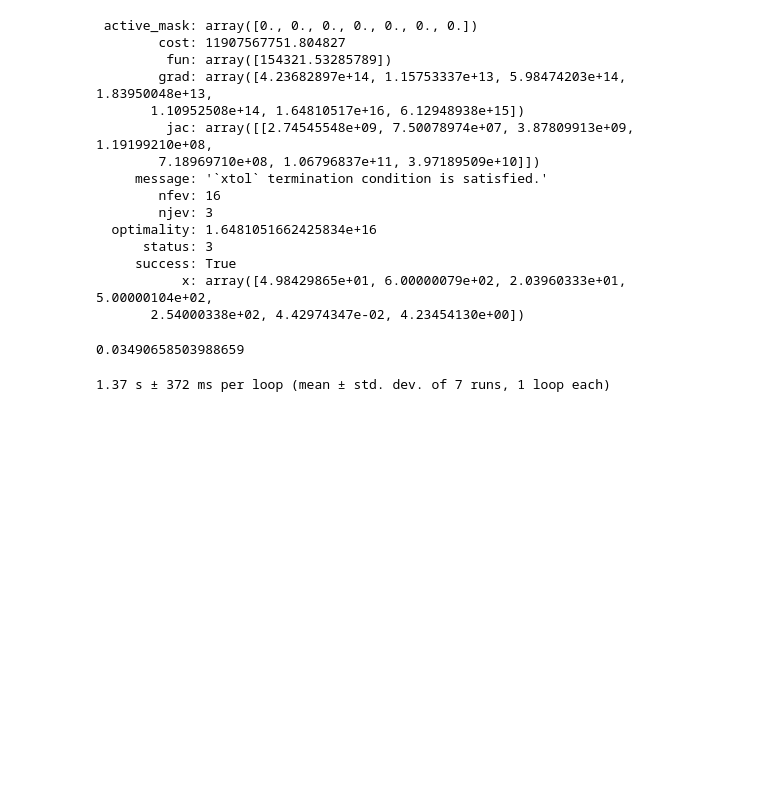
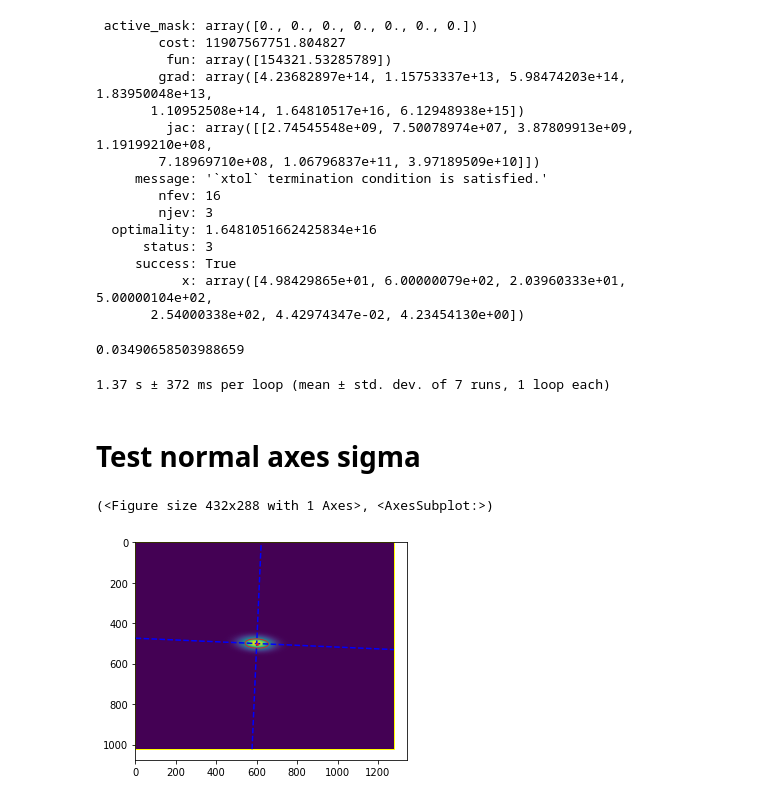
Before and after one commit to lnls-fac/mathphys, a Jupyter notebook: scripts/images.ipynb, the cells around one changed output. Cells and saved outputs as stored; diff of their text form; code cells hidden in the pictures; blank space fills up the shorter version.

```diff
--- a/scripts/images.ipynb
+++ b/scripts/images.ipynb
@@ -1325,3 +1325,19 @@ angle_model
 %timeit least_squares(func, params0)
 # %% [output]
 1.37 s ± 372 ms per loop (mean ± std. dev. of 7 runs, 1 loop each)
+# %% [markdown]
+# Test normal axes sigma
+# %%
+angle_model = -3
+data, indcsx, indcsy = create_gauss2d(
+    indcs=(1280, 1024), sigma=(50, 20), mean=(600,500),
+    amplitude=254, rand_amplitude=0, angle=angle_model)
+
+# data =dvf.image
+img = images.Image2D_Fit(data=data)
+# img = images.Image2D_Fit(data=data, roix=[400, 800], roiy=[400, 600])
+# %%
+img.imshow()
+# %% [output]
+(<Figure size 432x288 with 1 Axes>, <AxesSubplot:>)
+[figure, added]
```
Also changed, not shown: parts of 11 cells of this notebook, 1 other file.
